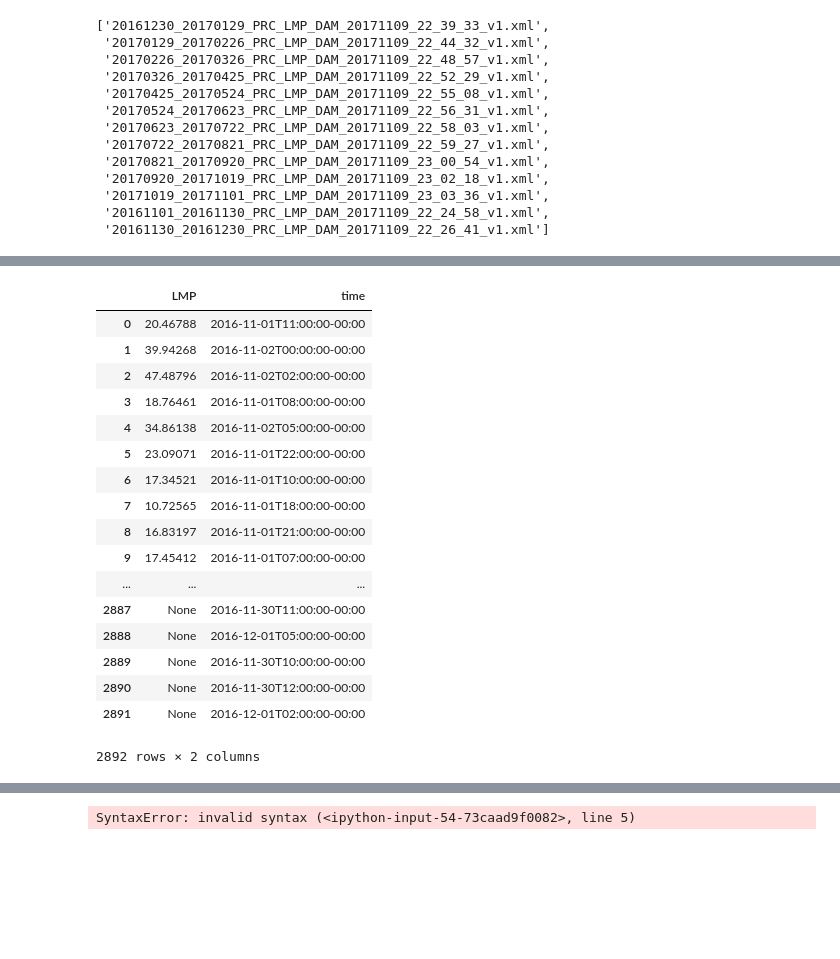
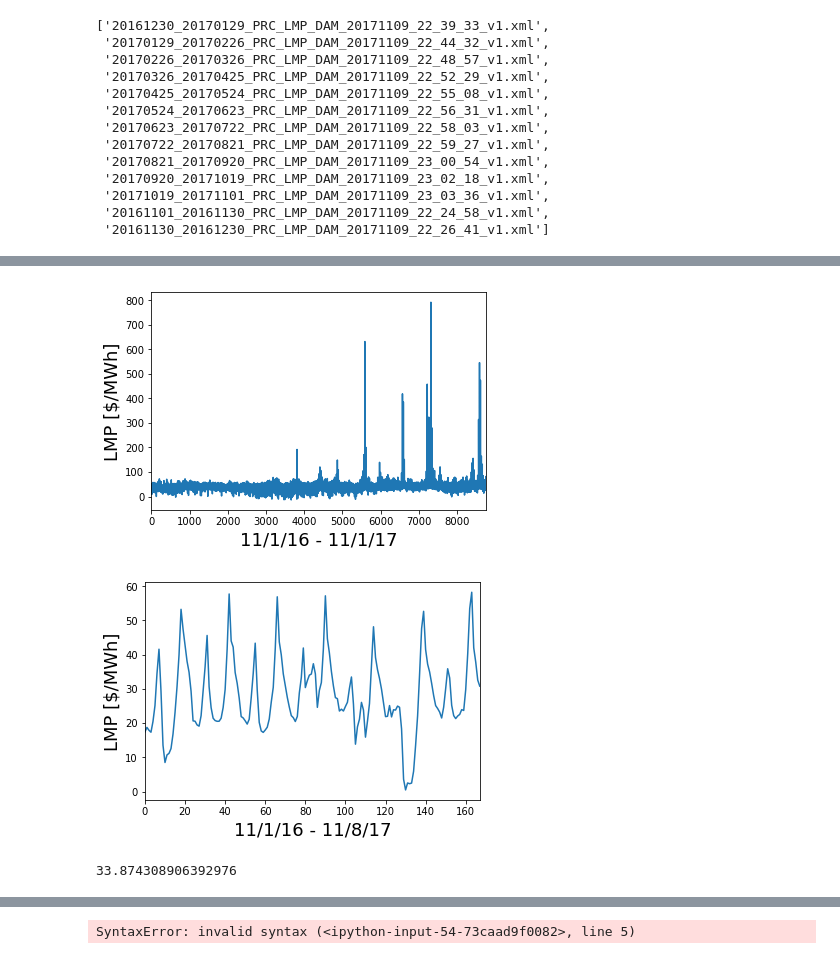
Before and after one commit to UWSEDS-aut17/SunDial, a Jupyter notebook: Loading_Data_and_Defining_subtasks.ipynb, the cells around one changed output, grey strips where cells are left out. Cells and saved outputs as stored; diff of their text form; code cells hidden in the pictures; blank space fills up the shorter version.

```diff
--- a/Loading_Data_and_Defining_subtasks.ipynb
+++ b/Loading_Data_and_Defining_subtasks.ipynb
@@ -75,10 +128,10 @@ xml_fns
 for jj in range(13):
     with open(xml_fns[jj], "r") as src:
         soup = BeautifulSoup(src, "xml")
-    if jj > 0:
+    if jj == 1:
         df1 = df2
     if jj > 1:
-        df1.append(df2)
+        df1 = df1.append(df2)
     df2 = pd.DataFrame([
     {
 
@@ -90,27 +143,34 @@ for jj in range(13):
     for i in soup.OASISReport.findChildren("REPORT_DATA")]
     )
 
-    df2.dropna(axis=0, how='any')
+    df2 = df2.dropna(axis=0, how='any')
+    if jj == 12:
+        df1 = df1.append(df2)
     #Need to fix this to get unzipped filename even when already exists
     #utils.remove_data(URL,'zip')
-# %%
-df1
-# %% [output]
-|  | LMP | time |
-| 0 | 20.46788 | 2016-11-01T11:00:00-00:00 |
-| 1 | 39.94268 | 2016-11-02T00:00:00-00:00 |
-| 2 | 47.48796 | 2016-11-02T02:00:00-00:00 |
-| 3 | 18.76461 | 2016-11-01T08:00:00-00:00 |
-| 4 | 34.86138 | 2016-11-02T05:00:00-00:00 |
-| 5 | 23.09071 | 2016-11-01T22:00:00-00:00 |
-| 6 | 17.34521 | 2016-11-01T10:00:00-00:00 |
-| 7 | 10.72565 | 2016-11-01T18:00:00-00:00 |
-| 8 | 16.83197 | 2016-11-01T21:00:00-00:00 |
-| 9 | 17.45412 | 2016-11-01T07:00:00-00:00 |
-| ... | ... | ... |
-| 2887 | None | 2016-11-30T11:00:00-00:00 |
-| 2888 | None | 2016-12-01T05:00:00-00:00 |
-| 2889 | None | 2016-11-30T10:00:00-00:00 |
-| 2890 | None | 2016-11-30T12:00:00-00:00 |
-| 2891 | None | 2016-12-01T02:00:00-00:00 |
-2892 rows × 2 columns
+# %%
+df1 = df1.sort_values('time')
+df1.shape
+#df4 = df1[['LMP']]
+#df4 = df4.reset_index(drop=True)
+#df4.LMP = df.LMP.astype(float)
+#df4.LMP[:80]
+
+df4 = df1.reset_index(drop=True)
+
+df5 = df4.convert_objects(convert_numeric=True)
+
+ax1 = df5.LMP.plot()
+ax1.set_ylabel('LMP [$/MWh]', fontsize=18)
+ax1.set_xlabel('11/1/16 - 11/1/17',fontsize=18)
+plt.show()
+ax2 = df5.LMP[:168].plot()
+ax2.set_ylabel('LMP [$/MWh]', fontsize=18)
+ax2.set_xlabel('11/1/16 - 11/8/17',fontsize=18)
+plt.show()
+
+df5.LMP.mean()
+# %% [output]
+[figure, added]
+[figure, added]
+33.874308906392976
```
Also changed, not shown: parts of 5 cells of this notebook.
